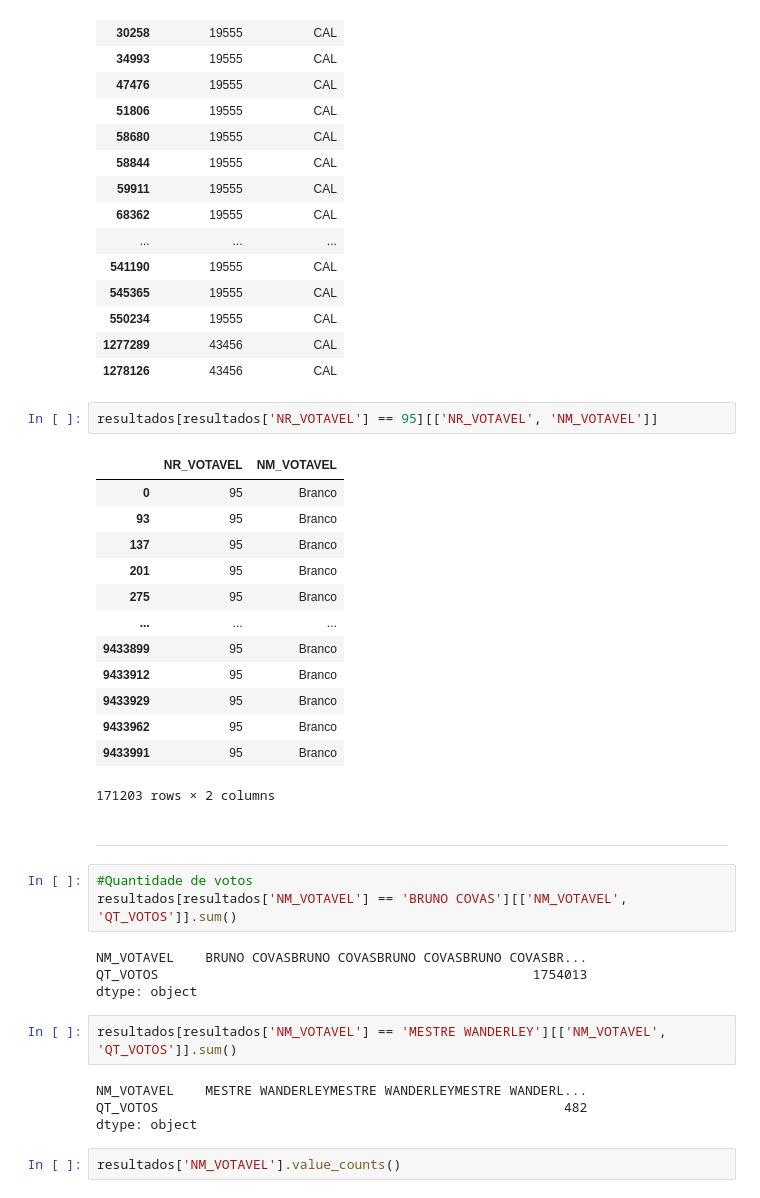
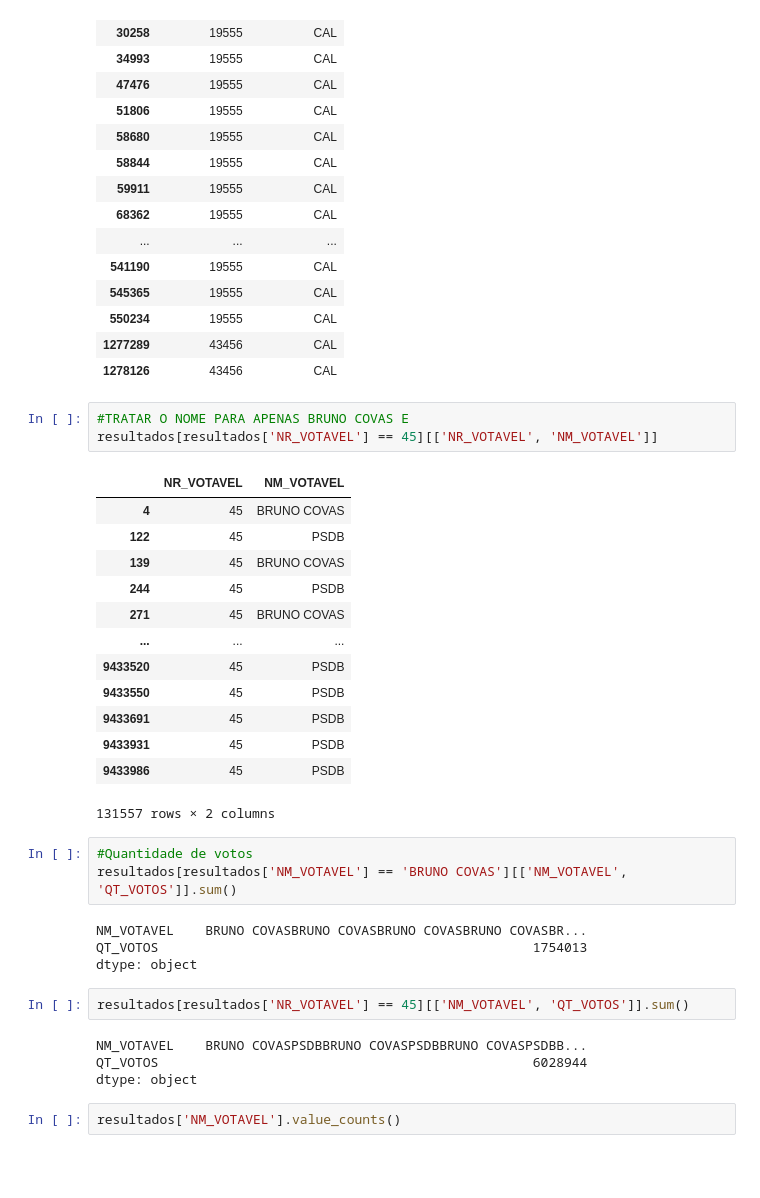
Before and after one commit to gideoni-santos/desafio-RenovaBR, a Jupyter notebook: relatorio.ipynb, the cells around one changed output. Saved outputs shown, nothing was run; the diff lists cells and outputs as text; blank space fills up the shorter version.

```diff
--- a/relatorio.ipynb
+++ b/relatorio.ipynb
@@ -577,24 +561,23 @@ resultados[resultados['NM_VOTAVEL'] == 'CAL'][['NR_VOTAVEL', 'NM_VOTAVEL']].head
 | 550234 | 19555 | CAL |
 | 1277289 | 43456 | CAL |
 | 1278126 | 43456 | CAL |
-# %%
-resultados[resultados['NR_VOTAVEL'] == 95][['NR_VOTAVEL', 'NM_VOTAVEL']]
-# %% [output]
-|  | NR_VOTAVEL | NM_VOTAVEL |
-| 0 | 95 | Branco |
-| 93 | 95 | Branco |
-| 137 | 95 | Branco |
-| 201 | 95 | Branco |
-| 275 | 95 | Branco |
-| ... | ... | ... |
-| 9433899 | 95 | Branco |
-| 9433912 | 95 | Branco |
-| 9433929 | 95 | Branco |
-| 9433962 | 95 | Branco |
-| 9433991 | 95 | Branco |
-171203 rows × 2 columns
-# %% [markdown]
--------
+# %%
+#TRATAR O NOME PARA APENAS BRUNO COVAS E
+resultados[resultados['NR_VOTAVEL'] == 45][['NR_VOTAVEL', 'NM_VOTAVEL']]
+# %% [output]
+|  | NR_VOTAVEL | NM_VOTAVEL |
+| 4 | 45 | BRUNO COVAS |
+| 122 | 45 | PSDB |
+| 139 | 45 | BRUNO COVAS |
+| 244 | 45 | PSDB |
+| 271 | 45 | BRUNO COVAS |
+| ... | ... | ... |
+| 9433520 | 45 | PSDB |
+| 9433550 | 45 | PSDB |
+| 9433691 | 45 | PSDB |
+| 9433931 | 45 | PSDB |
+| 9433986 | 45 | PSDB |
+131557 rows × 2 columns
 # %%
 #Quantidade de votos
 resultados[resultados['NM_VOTAVEL'] == 'BRUNO COVAS'][['NM_VOTAVEL', 'QT_VOTOS']].sum()
@@ -603,10 +586,10 @@ NM_VOTAVEL    BRUNO COVASBRUNO COVASBRUNO COVASBRUNO COVASBR...
 QT_VOTOS                                                1754013
 dtype: object
 # %%
-resultados[resultados['NM_VOTAVEL'] == 'MESTRE WANDERLEY'][['NM_VOTAVEL', 'QT_VOTOS']].sum()
+resultados[resultados['NR_VOTAVEL'] == 45][['NM_VOTAVEL', 'QT_VOTOS']].sum()
 # %% [output]
-NM_VOTAVEL    MESTRE WANDERLEYMESTRE WANDERLEYMESTRE WANDERL...
-QT_VOTOS                                                    482
+NM_VOTAVEL    BRUNO COVASPSDBBRUNO COVASPSDBBRUNO COVASPSDBB...
+QT_VOTOS                                                6028944
 dtype: object
 # %%
 resultados['NM_VOTAVEL'].value_counts()
```
Also changed, not shown: parts of 1 cell of this notebook.
